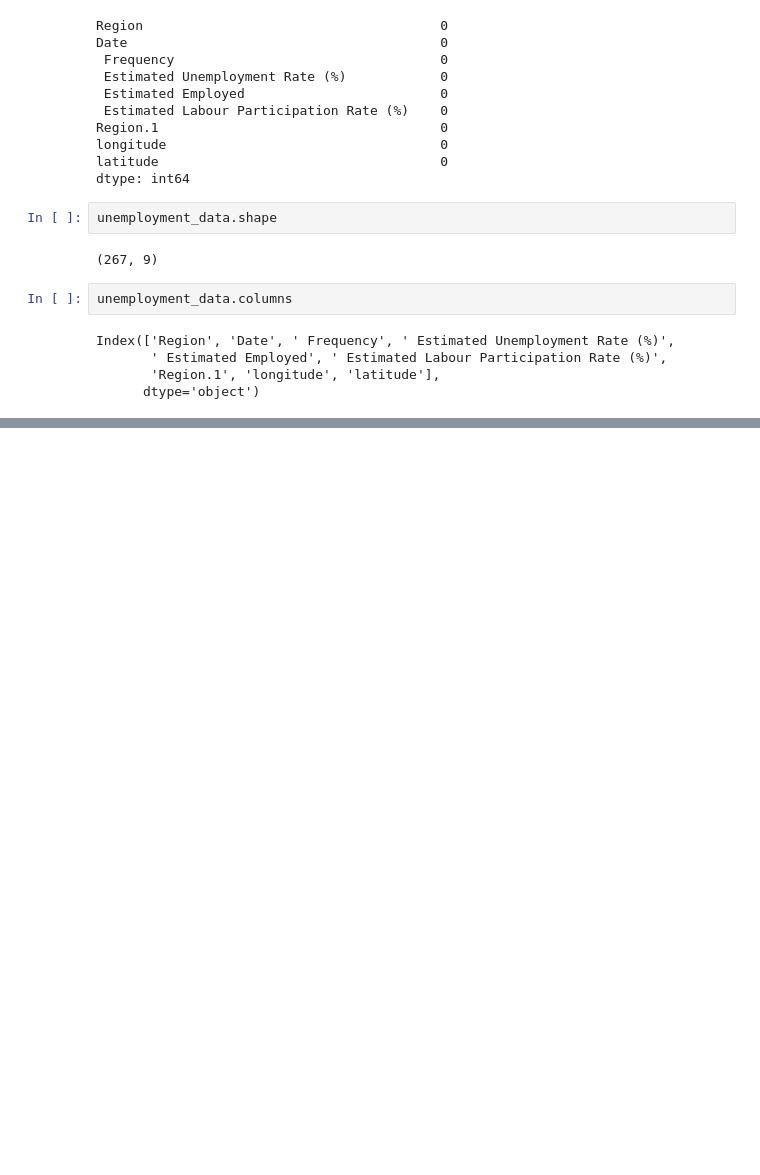
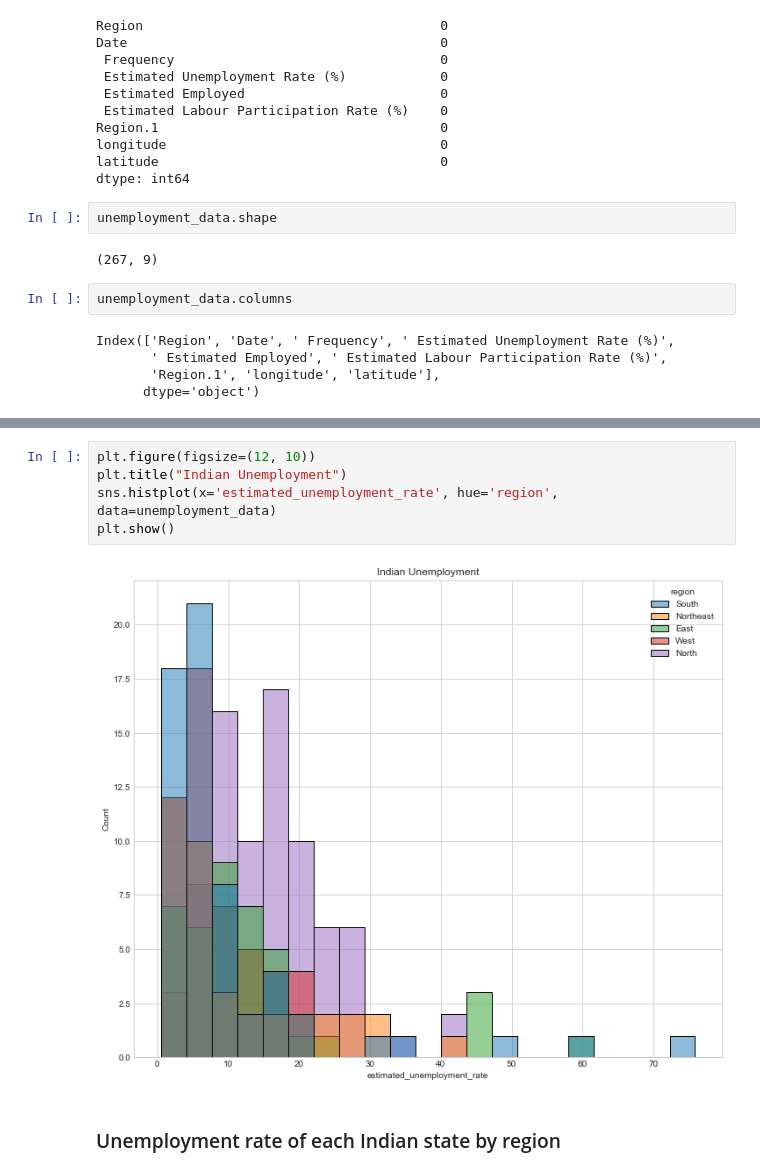
Before and after one commit to ram-polisetti/DataScience, a Jupyter notebook: UnemploymentAnalysis/UnemploymentAnalysis.ipynb, the cells around one changed output, grey strips where cells are left out. Saved outputs shown, nothing was run; the diff lists cells and outputs as text; blank space fills up the shorter version.

```diff
--- a/UnemploymentAnalysis/UnemploymentAnalysis.ipynb
+++ b/UnemploymentAnalysis/UnemploymentAnalysis.ipynb
@@ -73,0 +97,9 @@ memory usage: 18.9+ KB
+# %%
+plt.figure(figsize=(12, 10))
+plt.title("Indian Unemployment")
+sns.histplot(x='estimated_unemployment_rate', hue='region', data=unemployment_data)
+plt.show()
+# %% [output]
+[figure, added]
+# %% [markdown]
+### Unemployment rate of each Indian state by region
```
Also changed, not shown: parts of 6 cells of this notebook.
